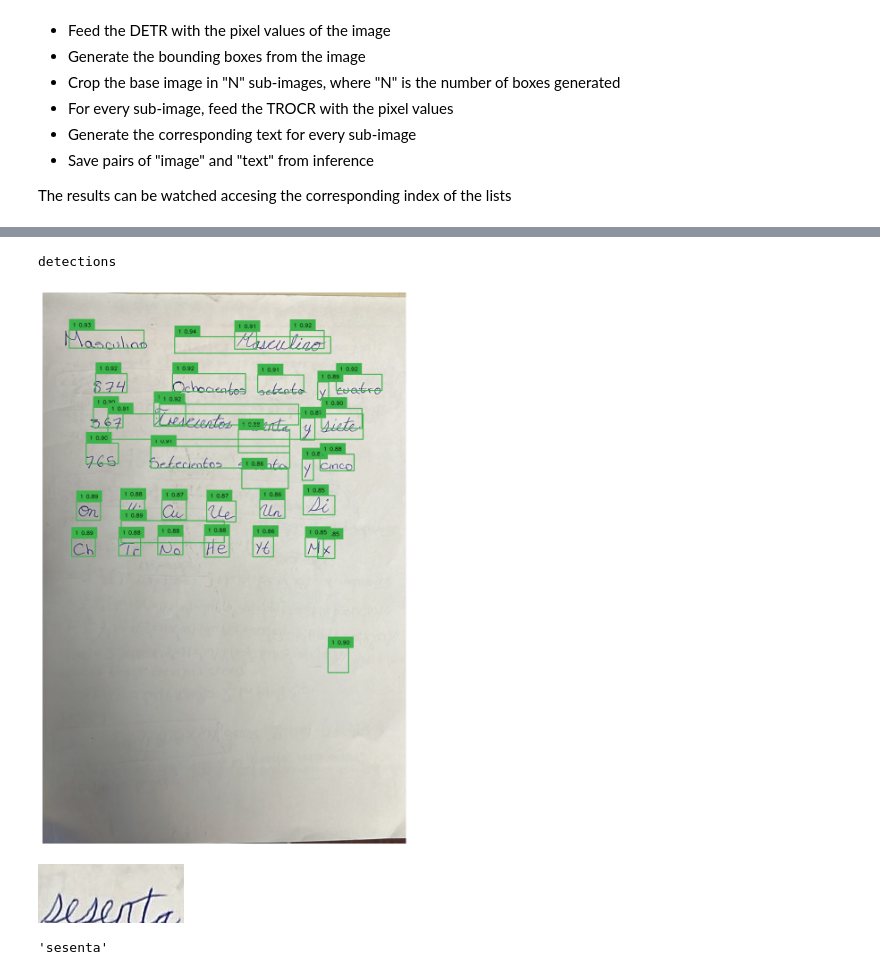
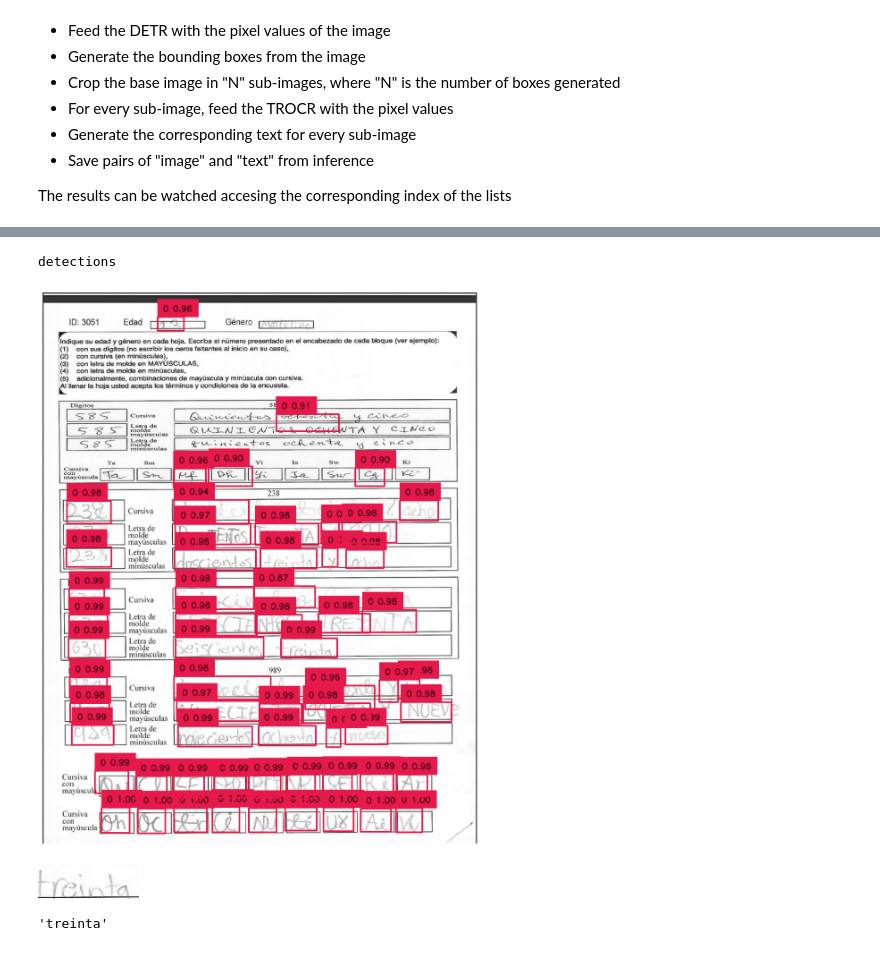
Before and after one commit to rodrigoalvarez-20/detr_trocr_handwritten_text, a Jupyter notebook: text_detection.ipynb, the cells around one changed output, grey strips where cells are left out. Cells and saved outputs as stored; diff of their text form; code cells hidden in the pictures.

```diff
--- a/text_detection.ipynb
+++ b/text_detection.ipynb
@@ -29,10 +29,10 @@ To enable the following instructions: AVX2 FMA, in other operations, rebuild Ten
 # %%
-DETR_CHECKPOINT = "/home/ralvarez22/Documentos/trocr_hand/trocr_llm/finetuned/detr/Akivili/V_2"
+DETR_CHECKPOINT = "/home/ralvarez22/Documentos/trocr_hand/trocr_llm/finetuned/detr/Ena/V_4"
 TROCR_MODEL = "/home/ralvarez22/Documentos/trocr_hand/trocr_llm/finetuned/Akivili/V_5"
 DEVICE = "cuda"
-CONFIDENCE_TRESHOLD = 0.7
+CONFIDENCE_TRESHOLD = 0.8
 IOU_TRESHOLD = 0.8
-TEST_IMAGE = "/home/ralvarez22/Documentos/trocr_hand/trocr_llm/demo/detr_ocr_demo.jpeg"
+TEST_IMAGE = "/home/ralvarez22/Imágenes/Capturas de pantalla/Captura desde 2024-08-13 18-30-42.png" #"/home/ralvarez22/Documentos/trocr_hand/trocr_llm/demo/detr_ocr_demo.jpeg"
 # %%
 detr_proc = DetrImageProcessor.from_pretrained(DETR_CHECKPOINT)
 detr_model = DetrForObjectDetection.from_pretrained(
@@ -76,16 +78,16 @@ bboxes = results["boxes"].tolist()
 # %%
 # Annotate the original image
 box_annotator = sv.BoxAnnotator()
-detections = sv.Detections.from_transformers(transformers_results=results).with_nms(threshold=0.2)
+detections = sv.Detections.from_transformers(transformers_results=results).with_nms(threshold=0.5)
 labels = [f"{class_id} {confidence:.2f}" for _,_, confidence, class_id, _ in detections]
 frame = box_annotator.annotate(scene=image.copy(), detections=detections, labels=labels)
 
 print('detections')
 %matplotlib inline
 sv.plot_image(frame, (16, 16))
 # %% [output]
 detections
-[figure, old version]
+[figure, new version]
 # %%
 # For every box, crop the base image and try to detect the text
 detected_data = []
@@ -97,10 +99,10 @@ for idx, e in enumerate(bboxes):
     detected_data.append((crp_img, rec_text))
 # %%
 # ( PIL.Image, generated_text )
-detected_data[60][0]
+detected_data[19][0]
 # %% [output]
-[figure, old version]
+[figure, new version]
 # %%
-detected_data[60][1]
+detected_data[19][1]
 # %% [output]
-'sesenta'
+'treinta'
```
Also changed, not shown: parts of 4 cells of this notebook, 9 other files.
